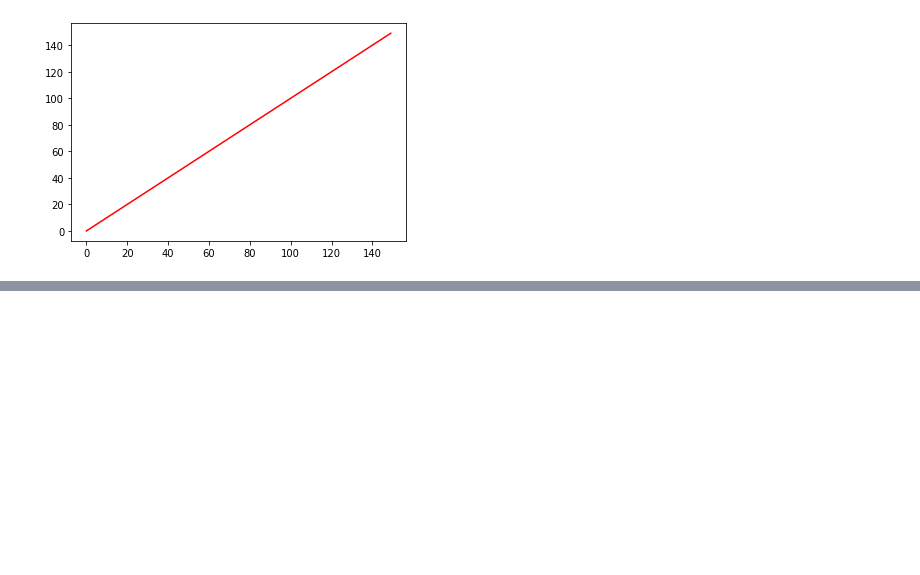
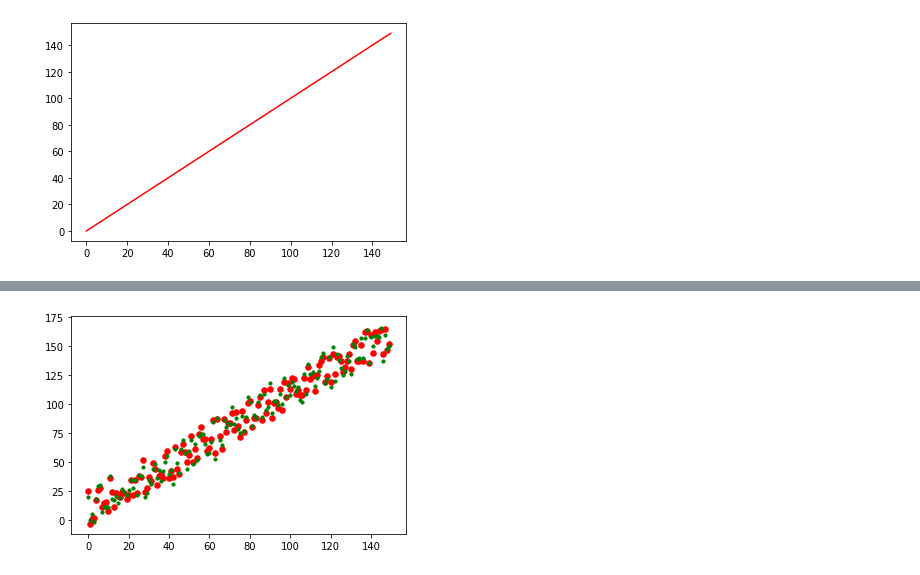
Before and after one commit to SaraPena/resources, a Jupyter notebook: matplotlib_intro_lesson.ipynb, the cells around one changed output, grey strips where cells are left out. Saved outputs shown, nothing was run; the diff lists cells and outputs as text; code cells hidden in the pictures; blank space fills up the shorter version.

```diff
--- a/matplotlib_intro_lesson.ipynb
+++ b/matplotlib_intro_lesson.ipynb
@@ -36,0 +57,7 @@ plt.show()
+# %%
+# We can change the size of the points with the s keyword argument, and like in previous examples, we can chage the color with c.
+plt.scatter(range(len(x1)), x1, s=30, c = 'red')
+plt.scatter(range(len(x2)), x2, s=10, c ='green')
+plt.show()
+# %% [output]
+[figure, added]
```
Also changed, not shown: parts of 6 cells of this notebook.
